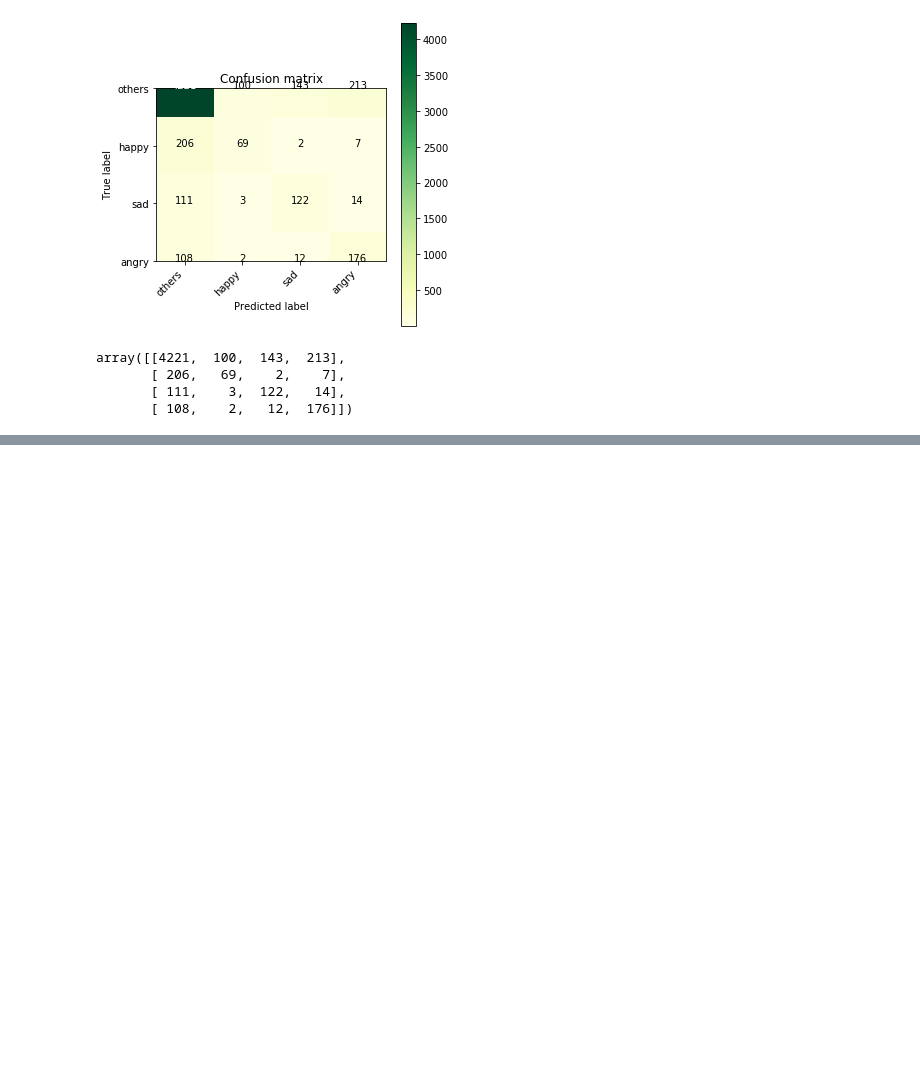
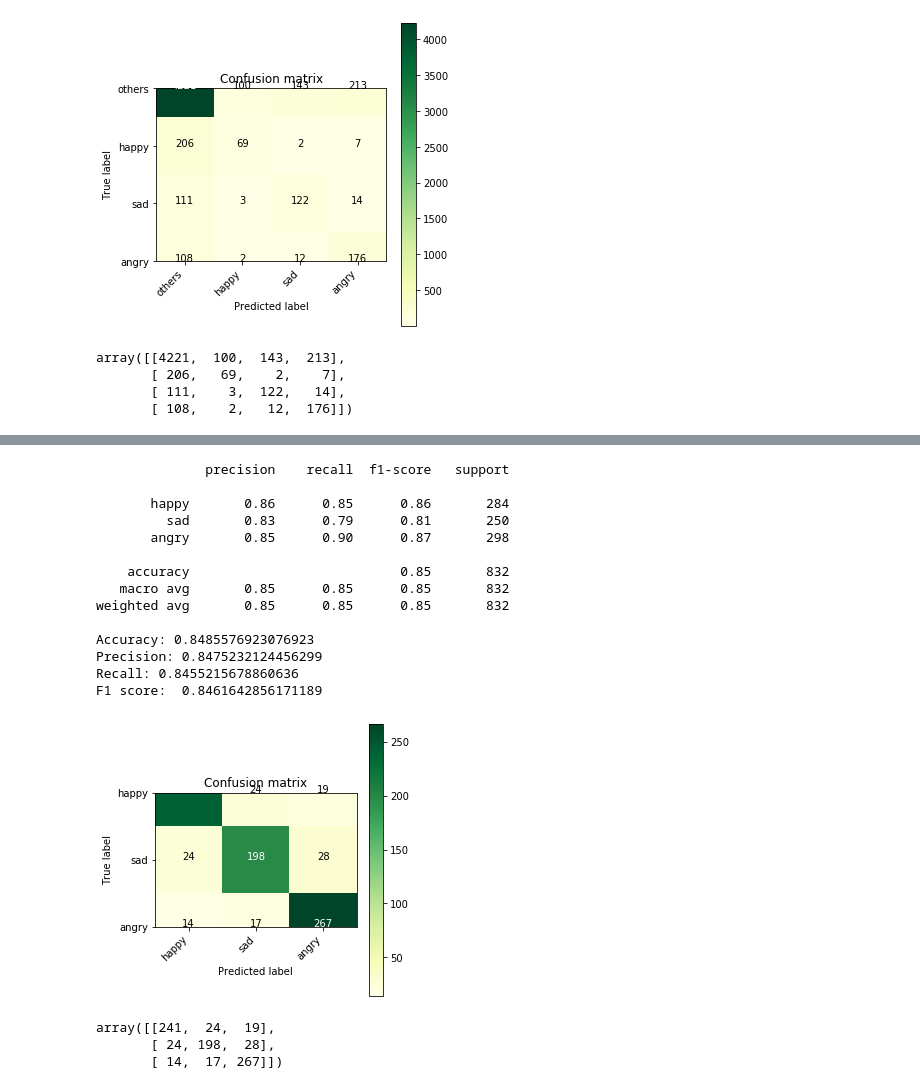
Before and after one commit to sharma-swati/contextual_emotion_detection, a Jupyter notebook: deepmoji/models_with_deepmoji_embeddings.ipynb, the cells around one changed output, grey strips where cells are left out. Drawn from its saved outputs; the diff is of its cells as text; code cells hidden in the pictures; blank space fills up the shorter version.

```diff
--- a/deepmoji/models_with_deepmoji_embeddings.ipynb
+++ b/deepmoji/models_with_deepmoji_embeddings.ipynb
@@ -713,0 +830,27 @@ array([[4221,  100,  143,  213],
+# %%
+logistic_regression = LogisticRegression(random_state = 0)
+logistic_regression.fit(deepmoji_train, label_train)
+logistic_regression_predictions = logistic_regression.predict(deepmoji_test)
+print_metrics(logistic_regression_predictions)
+plot_confusion_matrix(metrics.confusion_matrix(test_label_selected, logistic_regression_predictions), tokens)
+plt.show()
+metrics.confusion_matrix(test_label_selected, logistic_regression_predictions)
+# %% [output]
+              precision    recall  f1-score   support
+
+       happy       0.86      0.85      0.86       284
+         sad       0.83      0.79      0.81       250
+       angry       0.85      0.90      0.87       298
+
+    accuracy                           0.85       832
+   macro avg       0.85      0.85      0.85       832
+weighted avg       0.85      0.85      0.85       832
+
+Accuracy: 0.8485576923076923
+Precision: 0.8475232124456299
+Recall: 0.8455215678860636
+F1 score:  0.8461642856171189
+[figure, added]
+array([[241,  24,  19],
+       [ 24, 198,  28],
+       [ 14,  17, 267]])
```
Also changed, not shown: parts of 84 cells of this notebook.
